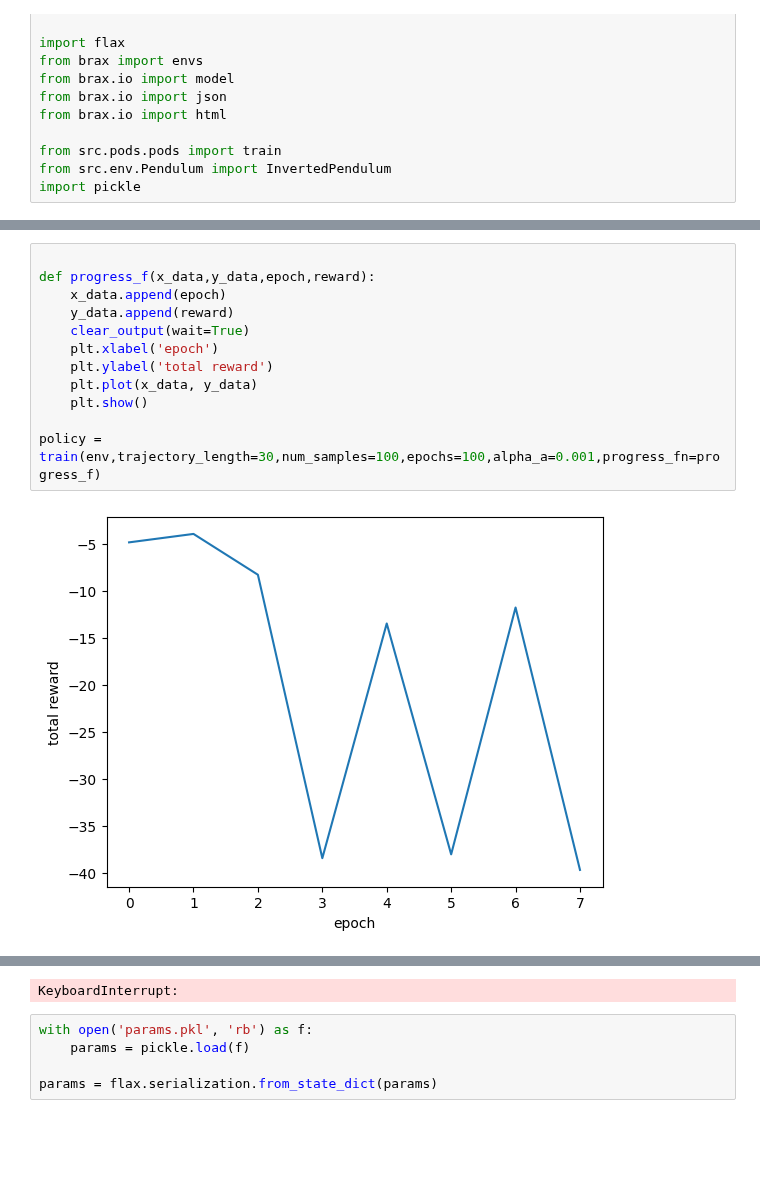
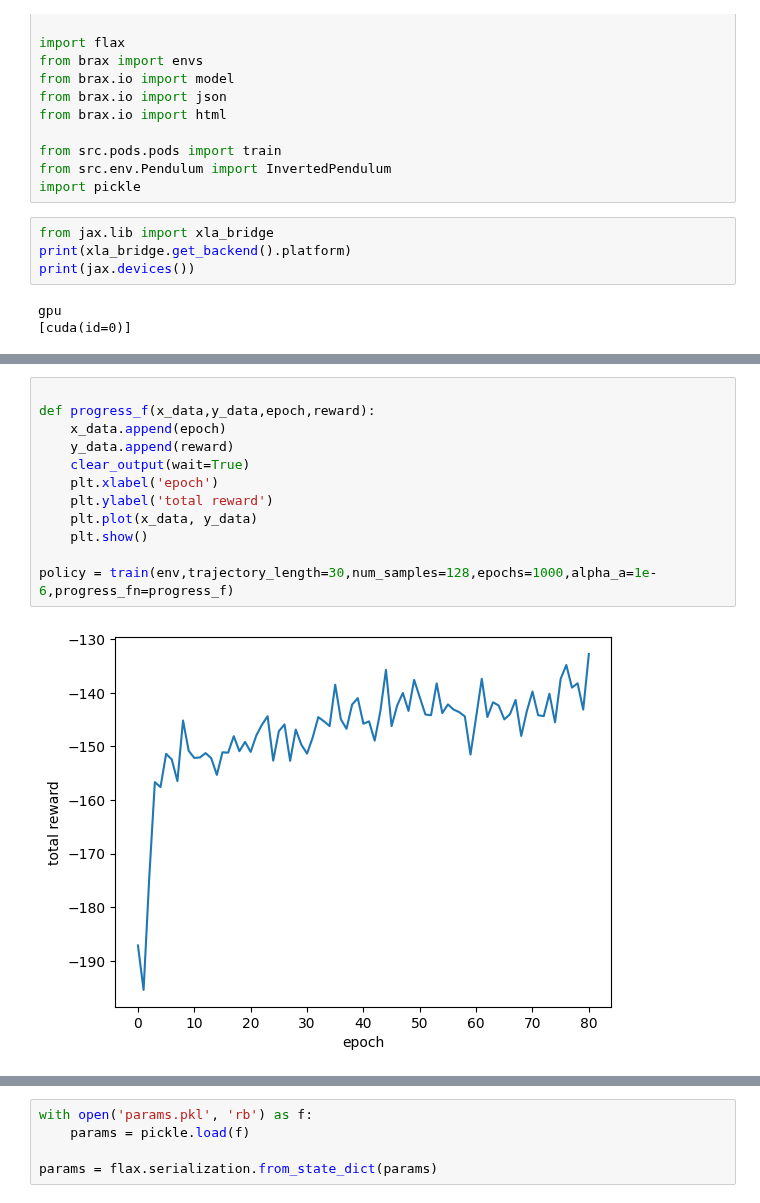
Before and after one commit to dcsteinhauser/HDS, a Jupyter notebook: run_PODS.ipynb, the cells around one changed output, grey strips where cells are left out. Drawn from its saved outputs; the diff is of its cells as text; blank space fills up the shorter version.

```diff
--- a/run_PODS.ipynb
+++ b/run_PODS.ipynb
@@ -19,6 +19,13 @@ from brax.io import html
 from src.pods.pods import train
 from src.env.Pendulum import InvertedPendulum
 import pickle
+# %%
+from jax.lib import xla_bridge
+print(xla_bridge.get_backend().platform)
+print(jax.devices())
+# %% [output]
+gpu
+[cuda(id=0)]
 # %%
 env = InvertedPendulum()
 state = jax.jit(env.reset)(rng=jax.random.PRNGKey(seed=0))
@@ -29,14 +36,14 @@ HTML(html.render(env.sys, [state.pipeline_state]))
 # %%
 
 def progress_f(x_data,y_data,epoch,reward):
     x_data.append(epoch)
     y_data.append(reward)
     clear_output(wait=True)
     plt.xlabel('epoch')
     plt.ylabel('total reward')
     plt.plot(x_data, y_data)
     plt.show()
 
-policy = train(env,trajectory_length=30,num_samples=100,epochs=100,alpha_a=0.001,progress_fn=progress_f)
+policy = train(env,trajectory_length=30,num_samples=128,epochs=1000,alpha_a=1e-6,progress_fn=progress_f)
 # %% [output]
-[figure, old version]
+[figure, new version]
@@ -48,4 +50,3 @@ big epoch: 7 small epoch: 4 Loss 125.99291
-KeyboardInterrupt:
 # %%
 with open('params.pkl', 'rb') as f:
     params = pickle.load(f)
```
Also changed, not shown: parts of 1 cell of this notebook, 5 other files.
